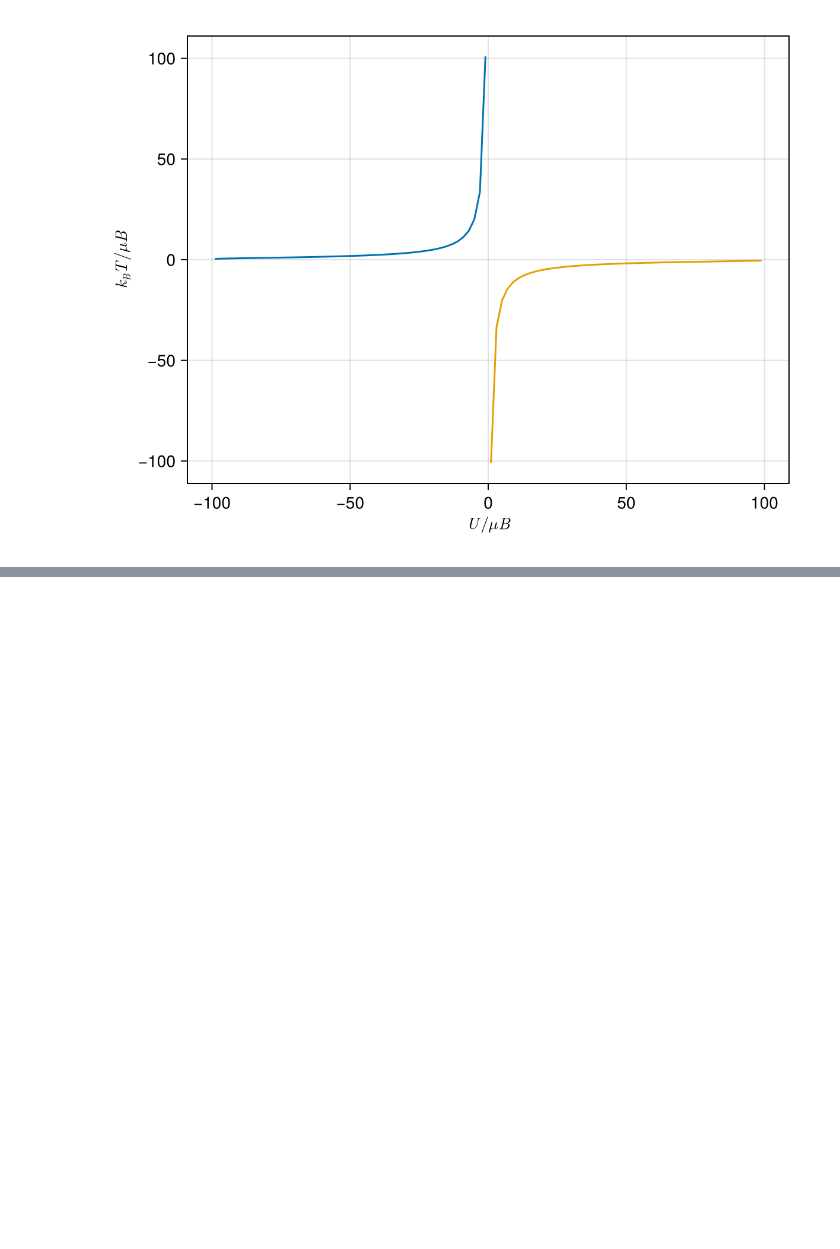
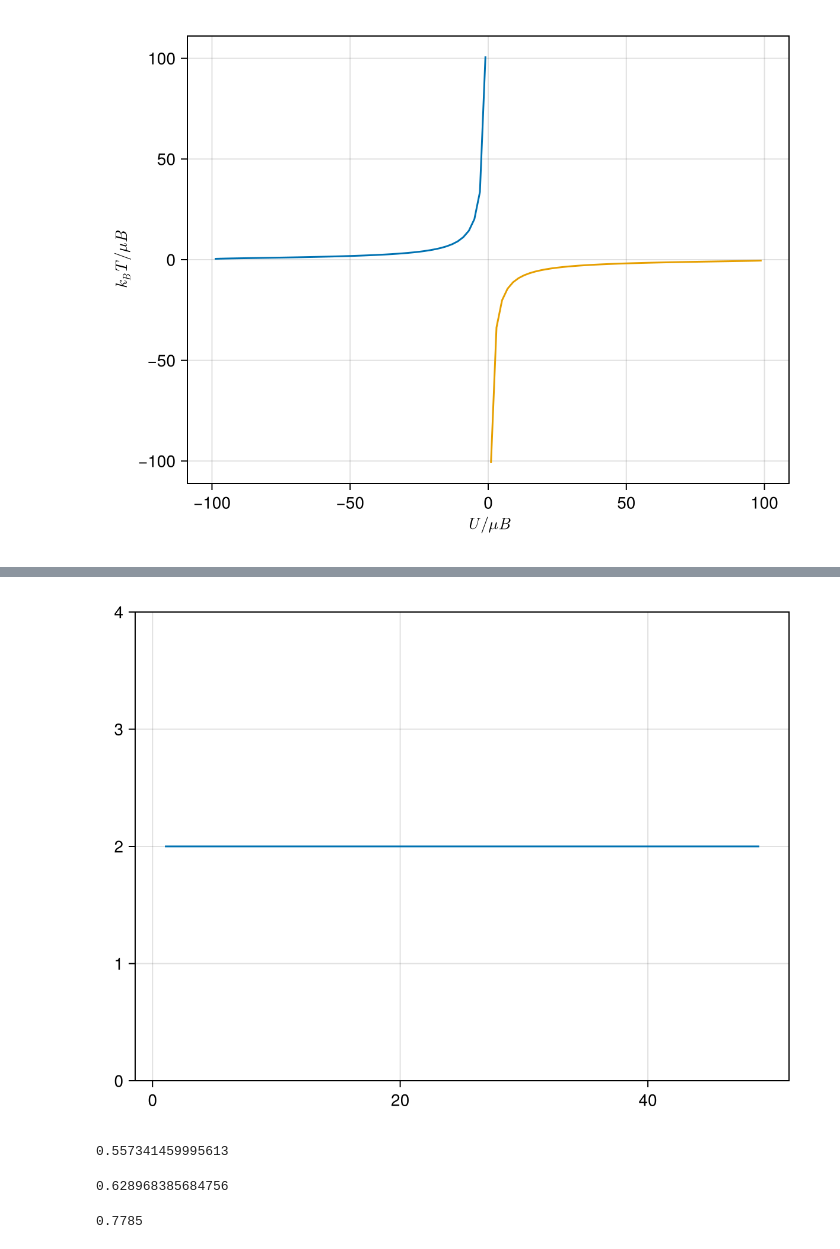
Before and after one commit to Julia-KAERI/ClassicalPhysics, a Jupyter notebook: src/ThermalPhysics/notebook/nb03.ipynb, the cells around one changed output, grey strips where cells are left out. Saved outputs shown, nothing was run; the diff lists cells and outputs as text; code cells hidden in the pictures; blank space fills up the shorter version.

```diff
--- a/src/ThermalPhysics/notebook/nb03.ipynb
+++ b/src/ThermalPhysics/notebook/nb03.ipynb
@@ -201,0 +235,16 @@ length(T)
+# %%
+lines(ΔU1)
+# %% [output]
+[figure, added]
+# %%
+tanh(μ_B * 2.06/k_B/2.2)
+# %% [output]
+0.557341459995613
+# %%
+μ_B * 2.06/k_B/2.2
+# %% [output]
+0.628968385684756
+# %%
+0.5*(1+0.557)
+# %% [output]
+0.7785
```
Also changed, not shown: parts of 6 cells of this notebook, 4 other files.
